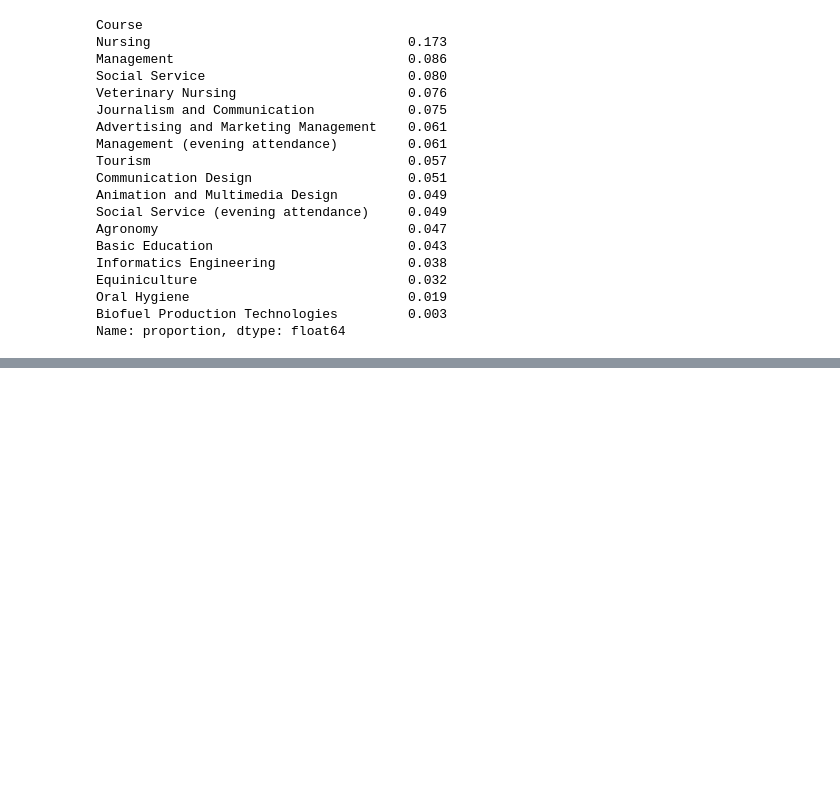
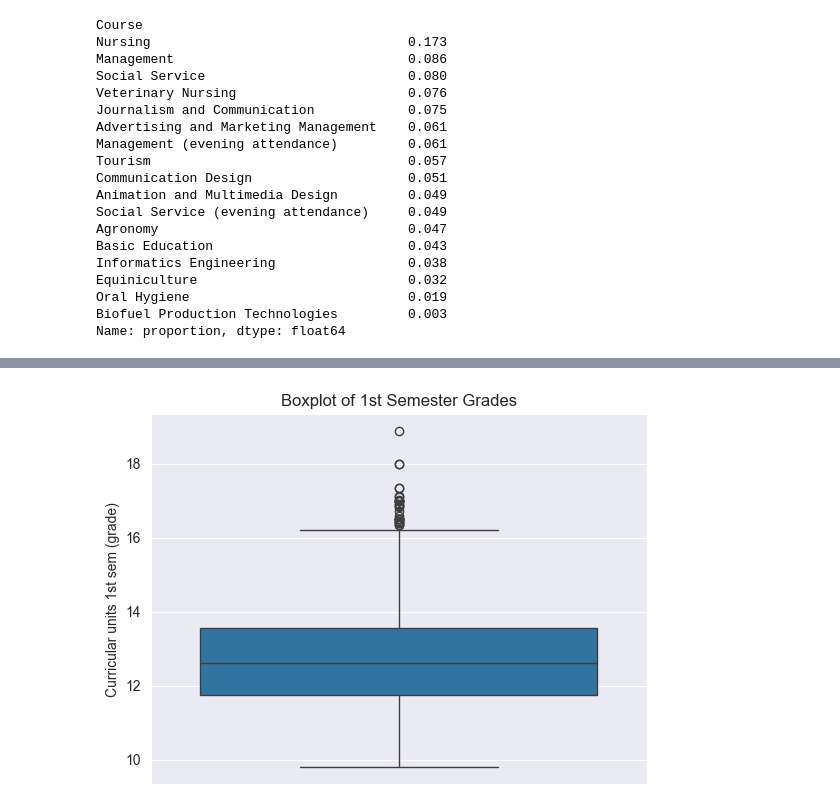
Before and after one commit to tamirlitbak/students_dropout_prediction, a Jupyter notebook: univariate_analysis.ipynb, the cells around one changed output, grey strips where cells are left out. Drawn from its saved outputs; the diff is of its cells as text; code cells hidden in the pictures; blank space fills up the shorter version.

```diff
--- a/univariate_analysis.ipynb
+++ b/univariate_analysis.ipynb
@@ -100,0 +99,4 @@ Name: proportion, dtype: float64
+# %%
+Nacionality_names = pd.read_csv("categories/tA2_nationality.csv")
+Nacionality_dict = dict(zip(Nacionality_names["ID"], Nacionality_names["Nationality"]))
+data['Nacionality'] = data['Nacionality'].replace(Nacionality_dict)
@@ -100,0 +128,4 @@ Name: proportion, dtype: float64
+# %%
+Marital_Status_names = pd.read_csv("categories/tA1_marital_status.csv")
+Marital_Status_dict = dict(zip(Marital_Status_names["ID"], Marital_Status_names["Marital_Status"]))
+data['Marital status'] = data['Marital status'].replace(Marital_Status_dict)
@@ -100,0 +148,4 @@ Name: proportion, dtype: float64
+# %%
+Application_Mode_names = pd.read_csv("categories/tA3_application_mode.csv")
+Application_Mode_dict = dict(zip(Application_Mode_names["ID"], Application_Mode_names["App_Mode"]))
+data['Application mode'] = data['Application mode'].replace(Application_Mode_dict)
@@ -100,0 +199,6 @@ Name: proportion, dtype: float64
+# %%
+filtered = data[data['Curricular units 1st sem (grade)'] != 0]
+
+sem1_filtered = filtered ['Curricular units 1st sem (grade)']
+
+sem1_filtered.describe()
@@ -100,0 +228,6 @@ Name: proportion, dtype: float64
+# %%
+sns.boxplot(data=filtered, y='Curricular units 1st sem (grade)')
+plt.title("Boxplot of 1st Semester Grades")
+plt.show()
+# %% [output]
+[figure, added]
```
Also changed, not shown: parts of 26 cells of this notebook, 9 other files.
